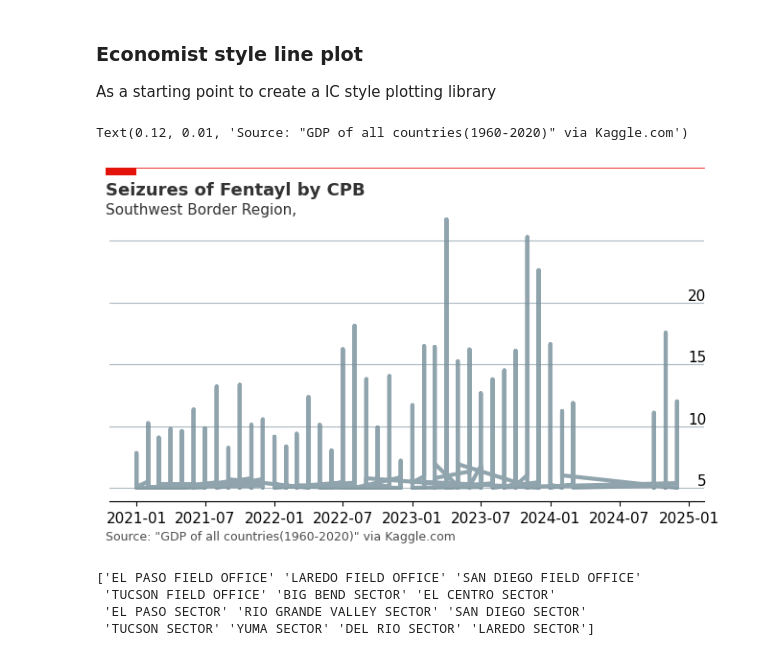
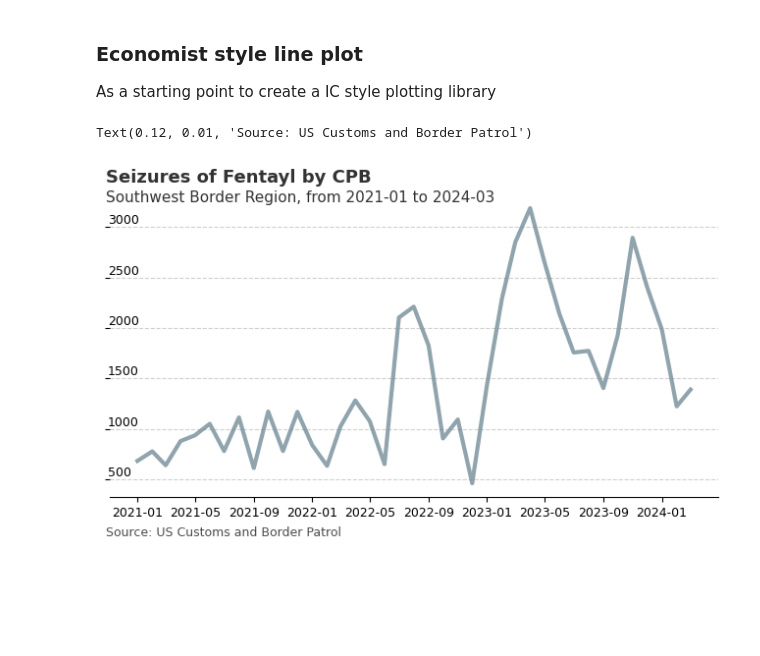
Before and after one commit to newton-c/CBP_data_monitoring, a Jupyter notebook: plot_data.ipynb, the cells around one changed output. Cells and saved outputs as stored; diff of their text form; code cells hidden in the pictures; blank space fills up the shorter version.

```diff
--- a/plot_data.ipynb
+++ b/plot_data.ipynb
@@ -18,13 +20,24 @@ theme_ic = theme(text=element_text(family='Roboto'),
                 panel_grid_major_x=None,
                 panel_grid_minor=None,
                 axis_line_x=element_line(size=2, color='#3B3B3B'))
+# %%
+if len(os.listdir('data/')) > 0:
+    matches = [file for file in os.listdir('data/') if "cbp_data_" in file]
+    dates = ([datetime.strptime(match.replace('cbp_data_', '')
+                                   .replace('.csv', ''), "%Y-%m-%d")
+                 .date() for match in matches])
+    current_date = max(dates)
+else:
+    raise ValueError('Error:\nNo files in the "data/" directory')
 # %%
-cbp_data = pd.read_csv('data/cbp_data_2024-04-08.csv')
+filename = 'data/cbp_data_' + str(current_date) + '.csv'
+cbp_data = pd.read_csv(filename)
 cbp_data['FY'] = cbp_data['FY'].str.replace(' (FYTD)', '')
 cbp_data['date'] = pd.to_datetime(cbp_data['FY'] + '-' + cbp_data['Month (abbv)'] + '-' + '01',
                                   format="%Y-%b-%d")
 
 sw_data = cbp_data[cbp_data['Region'] == 'Southwest Border']
+sw_data = sw_data[sw_data['date'] < datetime.strptime(str(current_date), "%Y-%m-%d")]
 # %%
 (ggplot(sw_data)
  + aes(x='date', y='Sum Qty (lbs)', color='Drug Type')
@@ -61,0 +73,3 @@ f_data.plot(x='date', y='Sum Qty (lbs)', figsize=(8, 4.5))
+# %%
+f_data2 = f_data.groupby('date', as_index=False)[['Sum Qty (lbs)']].sum()
+print(f_data2.info())
@@ -68,7 +93,7 @@ fig, ax = plt.subplots(figsize=(8,4))
 
 # Create grid
 # Zorder tells it which layer to put it on. We are setting this to 1 and our data to 2 so the grid is behind the data.
-ax.grid(which="major", axis='y', color='#758D99', alpha=0.6, zorder=1)
+ax.grid(which="major", axis='y', color='#b3b3b3', alpha=0.6, zorder=1, linestyle='--')
 
 # Plot data
 # Loop through country names and plot each one.
@@ -79,78 +104,42 @@ ax.grid(which="major", axis='y', color='#758D99', alpha=0.6, zorder=1)
 #            color='#758D99',
 #            alpha=0.8,
 #            linewidth=3)
-ax.plot(f_data['date'], f_data['Sum Qty (lbs)'], color='#758D99', alpha=0.8, linewidth=3)
+ax.plot(f_data2['date'], f_data2['Sum Qty (lbs)'], color='#758D99', alpha=0.8, linewidth=3)
 
-# Plot US and China separately
-"""
-ax.plot(gdp[gdp['country'] == 'United States']['date'],
-        gdp[gdp['country'] == 'United States']['gdp_trillions'],
-        color='#006BA2',
-        linewidth=3)
-
-ax.plot(gdp[gdp['country'] == 'China']['date'],
-        gdp[gdp['country'] == 'China']['gdp_trillions'],
-        color='#3EBCD2',
-        linewidth=3)
-"""
 
 # Remove splines. Can be done one at a time or can slice with a list.
 ax.spines[['top','right','left']].set_visible(False)
 
 # Shrink y-lim to make plot a bit tigheter
 #ax.set_ylim(0, 23)
 
 # Set xlim to fit data without going over plot area
 #ax.set_xlim(pd.to_datetime(2021, 1, 1), pd.to_datetime(2024, 4, 7))
 
 # Reformat x-axis tick labels
-ax.xaxis.set_tick_params(labelsize=11)        # Set tick label size
+ax.xaxis.set_tick_params(labelsize=9)        # Set tick label size
 
 # Reformat y-axis tick labels
-ax.set_yticklabels(np.arange(0,25,5),            # Set labels again
-                   ha = 'right',                 # Set horizontal alignment to right
+ax.set_yticklabels(np.arange(0,max(f_data2['Sum Qty (lbs)']),500, dtype=int),            # Set labels again
+                   ha = 'left',                 # Set horizontal alignment to right
                    verticalalignment='bottom')   # Set vertical alignment to make labels on top of gridline
 
 ax.yaxis.set_tick_params(pad=-2,             # Pad tick labels so they don't go over y-axis
                          labeltop=True,      # Put x-axis labels on top
                          labelbottom=False,  # Set no x-axis labels on bottom
                          bottom=False,       # Set no ticks on bottom
-                         labelsize=11)       # Set tick label size
+                         labelsize=9)       # Set tick label size
 
-# Add labels for USA and China
-#ax.text(x=.63, y=.67, s='United States', transform=fig.transFigure, size=10, alpha=.9)
-#ax.text(x=.7, y=.4, s='China', transform=fig.transFigure, size=10, alpha=.9)
-
-
-# Add in line and tag
-ax.plot([0.12, .9],                  # Set width of line
-        [.98, .98],                  # Set height of line
-        transform=fig.transFigure,   # Set location relative to plot
-        clip_on=False,
-        color='#E3120B',
-        linewidth=.6)
-ax.add_patch(plt.Rectangle((0.12,.98),                 # Set location of rectangle by lower left corder
-                           0.04,                       # Width of rectangle
-                           -0.02,                      # Height of rectangle. Negative so it goes down.
-                           facecolor='#E3120B',
-                           transform=fig.transFigure,
-                           clip_on=False,
-                           linewidth = 0))
+ax.yaxis.set_ticks_position('left')
 
 # Add in title and subtitle
+start_date = str(min(f_data2['date']).date())[0:7]
+end_date = str(max(f_data2['date']).date())[0:7]
 ax.text(x=0.12, y=.91, s="Seizures of Fentayl by CPB", transform=fig.transFigure, ha='left', fontsize=13, weight='bold', alpha=.8)
-ax.text(x=0.12, y=.86, s="Southwest Border Region, ", transform=fig.transFigure, ha='left', fontsize=11, alpha=.8)
+ax.text(x=0.12, y=.86, s=f"Southwest Border Region, from {start_date} to {end_date}", transform=fig.transFigure, ha='left', fontsize=11, alpha=.8)
 
 # Set source text
-ax.text(x=0.12, y=0.01, s="""Source: "GDP of all countries(1960-2020)" via Kaggle.com""", transform=fig.transFigure, ha='left', fontsize=9, alpha=.7)
+ax.text(x=0.12, y=0.01, s="Source: US Customs and Border Patrol", transform=fig.transFigure, ha='left', fontsize=9, alpha=.7)
 # %% [output]
-Text(0.12, 0.01, 'Source: "GDP of all countries(1960-2020)" via Kaggle.com')
+Text(0.12, 0.01, 'Source: US Customs and Border Patrol')
-[figure, old version]
+[figure, new version]
-# %%
-
-print(areas)
-# %% [output]
-['EL PASO FIELD OFFICE' 'LAREDO FIELD OFFICE' 'SAN DIEGO FIELD OFFICE'
- 'TUCSON FIELD OFFICE' 'BIG BEND SECTOR' 'EL CENTRO SECTOR'
- 'EL PASO SECTOR' 'RIO GRANDE VALLEY SECTOR' 'SAN DIEGO SECTOR'
- 'TUCSON SECTOR' 'YUMA SECTOR' 'DEL RIO SECTOR' 'LAREDO SECTOR']
```
Also changed, not shown: parts of 9 cells of this notebook, 1 other file.
